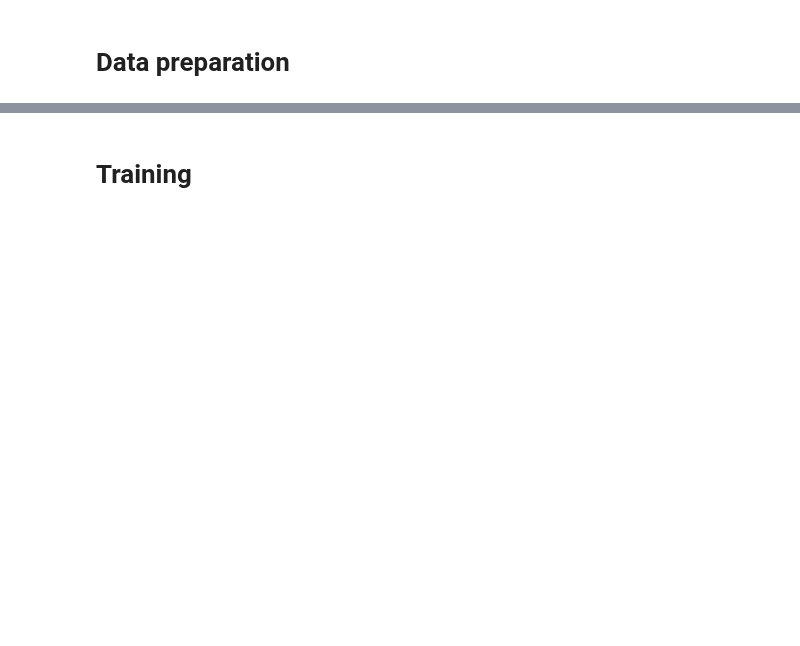
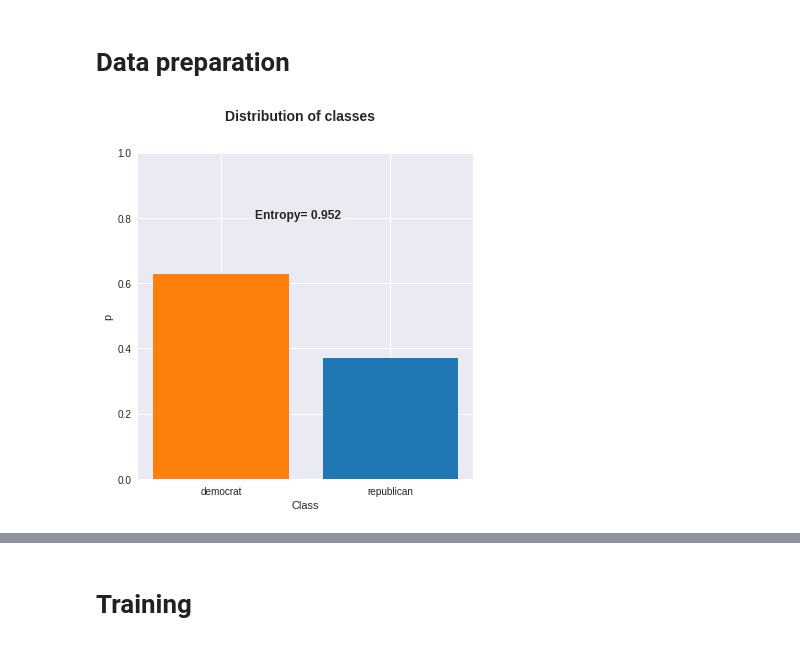
Before and after one commit to hitimr/ML_2020, a Jupyter notebook: Ex1/voting/voiting_mlp.ipynb, the cells around one changed output, grey strips where cells are left out. Drawn from its saved outputs; the diff is of its cells as text; code cells hidden in the pictures; blank space fills up the shorter version.

```diff
--- a/Ex1/voting/voiting_mlp.ipynb
+++ b/Ex1/voting/voiting_mlp.ipynb
@@ -28,0 +49,4 @@ Data consinst out of of class for the classification and the instances are mostl
+# %%
+num_samples, num_features = df_train.shape
+num_features -= 2 # class and id aren't features
+df_train.info()
@@ -28,0 +71,4 @@ Data consinst out of of class for the classification and the instances are mostl
+# %%
+# Count occurence of M/B
+count_classes = df_train["Class"].value_counts()
+count_classes
@@ -28,0 +79,3 @@ Data consinst out of of class for the classification and the instances are mostl
+# %%
+dist_classes = count_classes.apply(lambda x: x/num_samples)
+dist_classes
@@ -36,3 +111,23 @@ df_train = df_train.replace("unknown",0)
 df_test = df_test.replace("n",1)
 df_test = df_test.replace("y",2)
 df_test = df_test.replace("unknown",0)
+# %%
+# Colors
+sns_cols = sns.color_palette()
+snsblue, snsgreen = sns_cols[0], sns_cols[1]
+# %%
+plt.rcParams.update({'font.size': 12})
+mpl.style.use('seaborn')
+fig = plt.figure(figsize=(6,6))
+plt.bar(dist_classes.index, dist_classes, color=[snsgreen, snsblue])
+plt.suptitle("Distribution of classes", fontsize=14, weight="bold")
+plt.ylim((0,1))
+plt.ylabel("p")
+plt.xlabel("Class")
+
+entropy = -sum([p*log2(p) for p in dist_classes])
+plt.annotate(f"Entropy= {entropy:.3f}", (0.2, 0.8), fontweight="bold")
+
+plt.savefig("class_dist.png")
+# %% [output]
+[figure, added]
```
Also changed, not shown: parts of 27 cells of this notebook, 1 other file.
